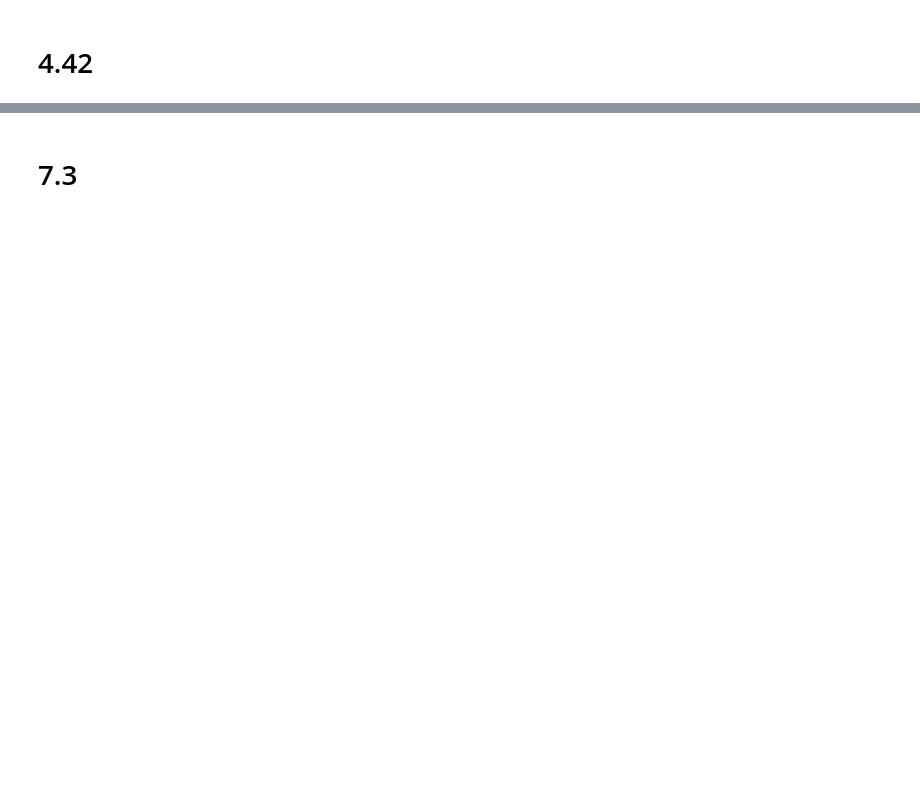
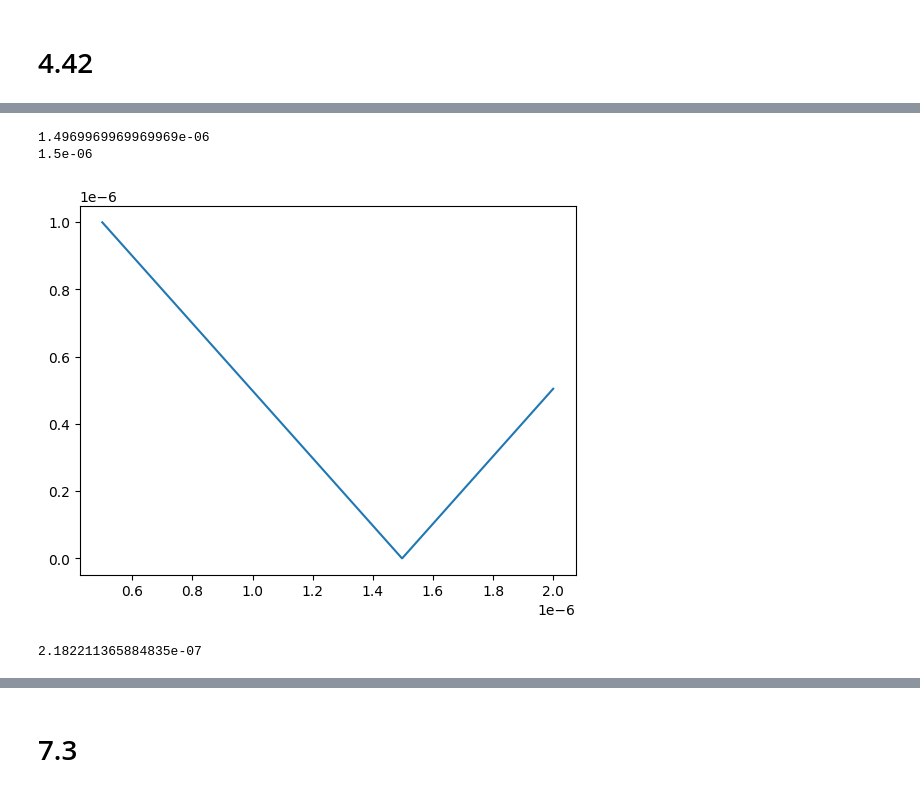
Before and after one commit to 11of12/coursework, a Jupyter notebook: winter2026/ecen555/hw7/hw7.ipynb, the cells around one changed output, grey strips where cells are left out. Cells and saved outputs as stored; diff of their text form; code cells hidden in the pictures; blank space fills up the shorter version.

```diff
--- a/winter2026/ecen555/hw7/hw7.ipynb
+++ b/winter2026/ecen555/hw7/hw7.ipynb
@@ -244,0 +467,7 @@ Clearly, the change in wavelength due to the change in bandgap dominates the cha
+# %%
+t = 1e-6
+wl = 1.5e-6
+
+Gamma = calculate_confinement_factor(n1, n2, t, wl)
+
+print(f"Optical Confinement Factor: {Gamma}")
@@ -244,0 +490,7 @@ Clearly, the change in wavelength due to the change in bandgap dominates the cha
+# %%
+m = 1
+
+bragg_wl = wl
+
+bragg_period = m/2 * bragg_wl / n1
+print(bragg_period)
@@ -244,0 +509,21 @@ Clearly, the change in wavelength due to the change in bandgap dominates the cha
+# %%
+lam_B = np.linspace(0.5, 2.0, 1000)*1e-6
+lam_m = wl
+_lam_m = lam_B + lam_B**2 / (2*n1*L)*(m+1)
+error = np.abs(lam_m - _lam_m)
+plt.plot(lam_B, error)
+lam_B = lam_B[np.argmin(error)]
+# plt.plot(lam_B, _lam_m)
+print(lam_B)
+print(lam_m)
+# %% [output]
+1.4969969969969969e-06
+1.5e-06
+[figure, added]
+# %%
+bragg_wl = lam_B
+
+bragg_period = m/2 * bragg_wl / n1
+print(bragg_period)
+# %% [output]
+2.182211365884835e-07
```
Also changed, not shown: parts of 42 cells of this notebook, 14 other files.
